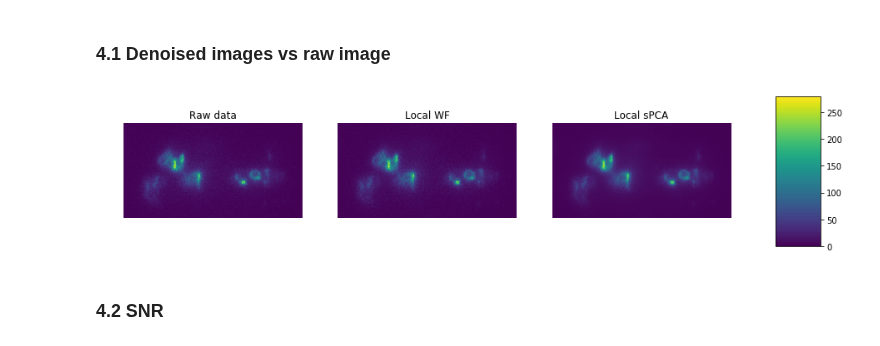
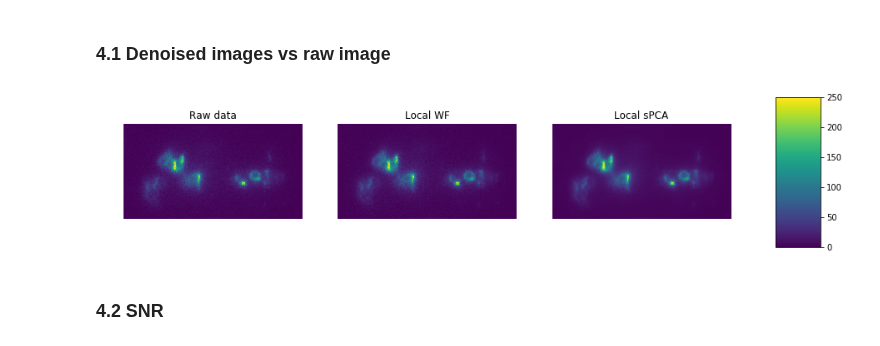
Before and after one commit to zqwei/fish_processing, a Jupyter notebook: notebooks/SpatialDenoising.ipynb, the cells around one changed output. Saved outputs shown, nothing was run; the diff lists cells and outputs as text; code cells hidden in the pictures.

Commit message:
update code from kelly repo

```diff
--- a/notebooks/SpatialDenoising.ipynb
+++ b/notebooks/SpatialDenoising.ipynb
@@ -223,18 +223,18 @@ Cplot3 = pre_svd.cn_ranks_plot(dimsMc, ranks, dimsM[:2])
 # %% [markdown]
 ### 4.1 Denoised images vs raw image
 # %%
+Y_wf = np.load('Y_wf.npy')
 tmp_ = [Y_detr, Y_wf, Yd_detr] #, Yd_detrt
 titles = ['Raw data', 'Local WF', 'Local sPCA']#, 'Local sPCA-L1'
 # %%
 f, ax = plt.subplots(1, len(tmp_), figsize=(15, 5))
 for nPlt in range(len(tmp_)):
-    cf = ax[nPlt].imshow(tmp_[nPlt][:, :, 0], vmin=0, vmax=280)
+    cf = ax[nPlt].imshow(tmp_[nPlt][:, :, 0], vmin=0, vmax=250)
     ax[nPlt].set_title(titles[nPlt])
     ax[nPlt].axis('off')
 f.subplots_adjust(right=0.8)
 cbar_ax = f.add_axes([0.85, 0.25, 0.05, 0.5])
 f.colorbar(cf, cax=cbar_ax)
-plt.savefig('kelly_denoise_img.png', dpi=700, bbox_inches="tight")
 plt.show()
 # %% [output]
-[figure, old version]
+[figure, new version]
```
Also changed, not shown: parts of 20 cells of this notebook, 42 other files.
